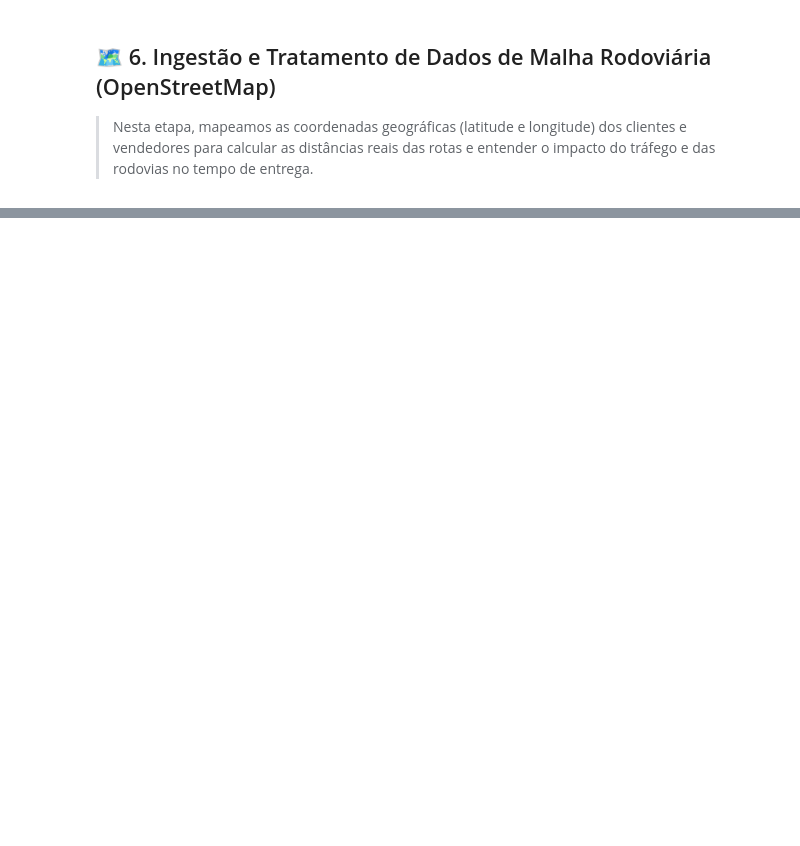
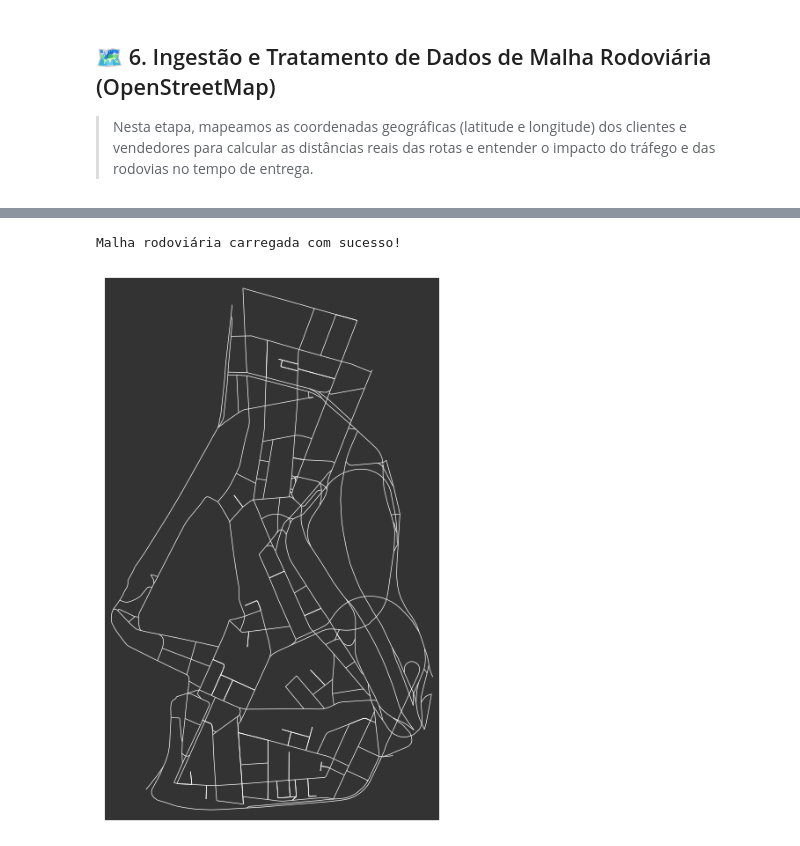
Before and after one commit to jacielefreitas63-tech/projeto-delivery-logistic, a Jupyter notebook: 1_limpeza_e_eda.ipynb, the cells around one changed output, grey strips where cells are left out. Drawn from its saved outputs; the diff is of its cells as text; code cells hidden in the pictures; blank space fills up the shorter version.

```diff
--- a/1_limpeza_e_eda.ipynb
+++ b/1_limpeza_e_eda.ipynb
@@ -309,0 +275,26 @@ Volume do Giga Dataset Final: 41731 linhas e 18 colunas.
+# %%
+# 6. Ingestão e Tratamento de Dados de Malha Rodoviária (OpenStreetMap)
+
+# Definindo o local de análise (exemplo para São Paulo)
+# Você pode ajustar este ponto central conforme o seu dataset de pedidos
+lugar = "São Paulo, Brazil"
+
+# Baixando o grafo da malha viária (configurado para modo 'drive' para entregas)
+# Isso cria o objeto de grafo que usaremos para calcular distâncias reais
+grafo_viario = ox.graph_from_place(lugar, network_type='drive')
+
+print("Malha rodoviária carregada com sucesso!")
+# %% [output]
+Malha rodoviária carregada com sucesso!
+# %%
+# Em vez de baixar a cidade inteira, filtre por um raio (ex: 5km do centro) ou por tipo de via
+# Usar 'network_type="drive"' já ajuda a remover vias de pedestres/ciclistas
+# Define a área de interesse (exemplo: centro expandido de SP)
+# Isso é muito mais leve do que baixar a cidade inteira
+place_name = "Sé, São Paulo, Brazil"
+grafo_viario = ox.graph_from_place(place_name, network_type='drive', simplify=True)
+
+# Plotagem mais leve
+fig, ax = ox.plot_graph(grafo_viario, node_size=0, edge_linewidth=0.5, edge_color='w', bgcolor='#333333')
+# %% [output]
+[figure, added]
```
Also changed, not shown: parts of 38 cells of this notebook.
